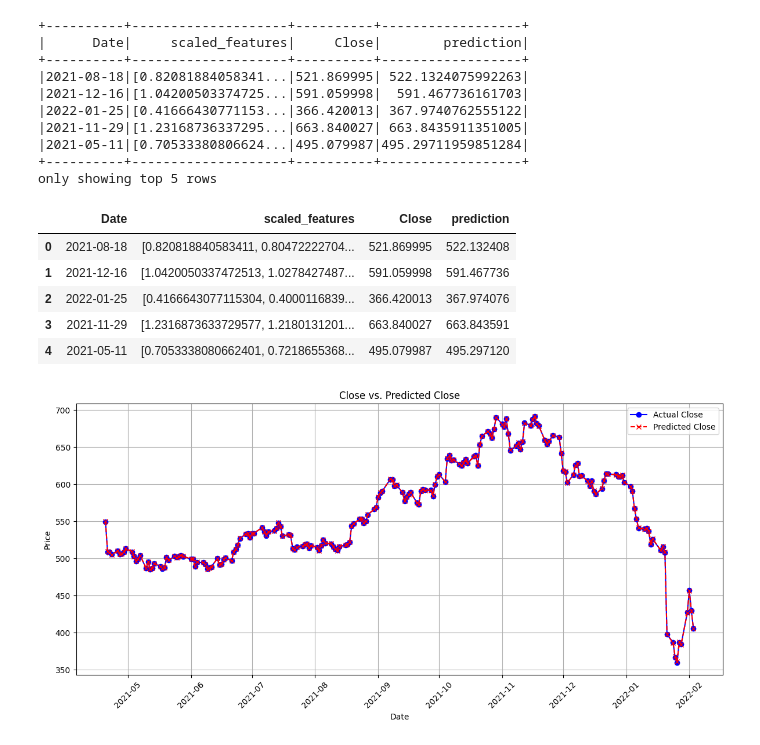
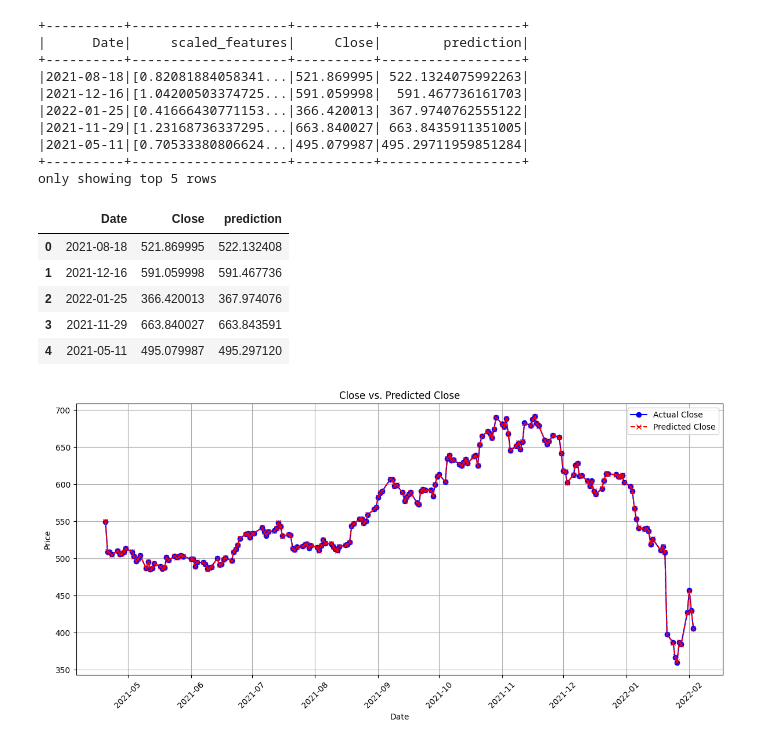
Before and after one commit to 23092003e/Stock-Price-Forecasting-System-Using-Apache-Spark, a Jupyter notebook: src.ipynb, the cells around one changed output. Cells and saved outputs as stored; diff of their text form; code cells hidden in the pictures.

```diff
--- a/src.ipynb
+++ b/src.ipynb
@@ -632,14 +632,15 @@ predictions.show(5)
 only showing top 5 rows
 # %%
 predictions = predictions.toPandas()
+predictions = predictions.drop("scaled_features", axis=1)
 predictions.head(5)
 # %% [output]
-|  | Date | scaled_features | Close | prediction |
-| 0 | 2021-08-18 | [0.820818840583411, 0.80472222704... | 521.869995 | 522.132408 |
-| 1 | 2021-12-16 | [1.0420050337472513, 1.0278427487... | 591.059998 | 591.467736 |
-| 2 | 2022-01-25 | [0.4166643077115304, 0.4000116839... | 366.420013 | 367.974076 |
-| 3 | 2021-11-29 | [1.2316873633729577, 1.2180131201... | 663.840027 | 663.843591 |
-| 4 | 2021-05-11 | [0.7053338080662401, 0.7218655368... | 495.079987 | 495.297120 |
+|  | Date | Close | prediction |
+| 0 | 2021-08-18 | 521.869995 | 522.132408 |
+| 1 | 2021-12-16 | 591.059998 | 591.467736 |
+| 2 | 2022-01-25 | 366.420013 | 367.974076 |
+| 3 | 2021-11-29 | 663.840027 | 663.843591 |
+| 4 | 2021-05-11 | 495.079987 | 495.297120 |
 # %%
 import pandas as pd
 import matplotlib.pyplot as plt
```
Also changed, not shown: parts of 15 cells of this notebook, 1 other file.
